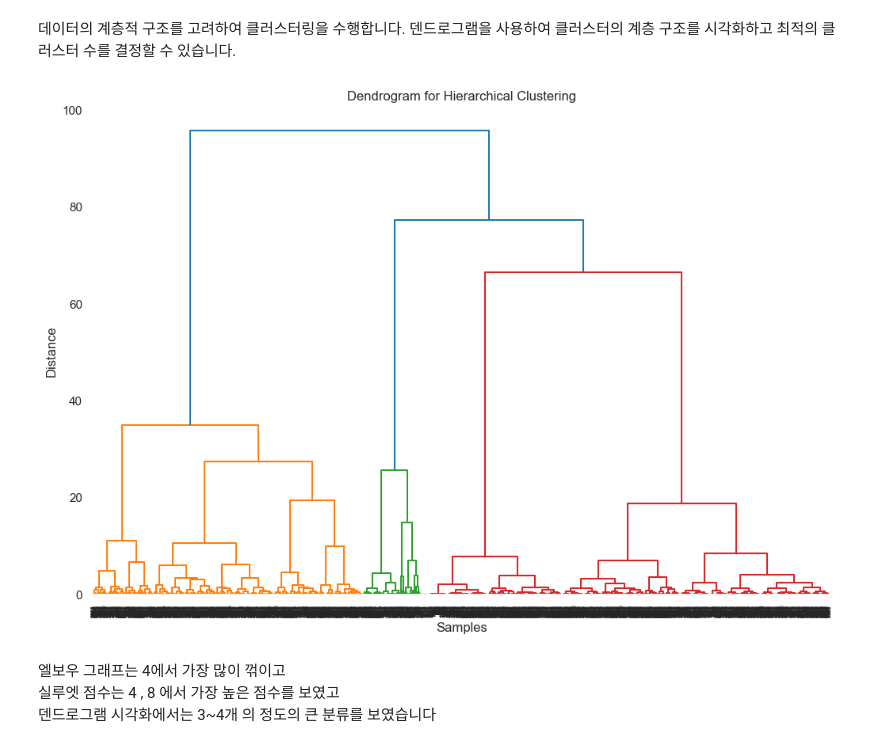
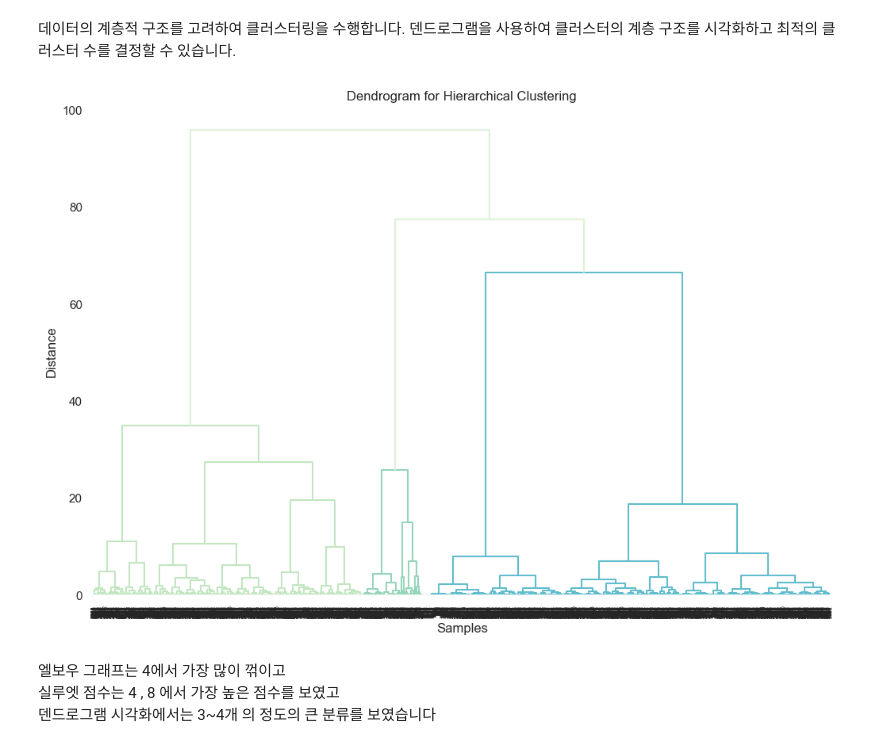
Before and after one commit to SKNETWORKS-FAMILY-AICAMP/SKN02-2nd-4Team, a Jupyter notebook: model_pre2_클러스터링_수정.ipynb, the cells around one changed output. Cells and saved outputs as stored; diff of their text form; code cells hidden in the pictures.

```diff
--- a/model_pre2_클러스터링_수정.ipynb
+++ b/model_pre2_클러스터링_수정.ipynb
@@ -72,7 +73,6 @@ for k in range(2,10):
     km.fit(X_scaled)
     inertia.append(km.inertia_)
 
-sns.set(palette='GnBu')
-sns.lineplot(data=inertia, marker='o',color = 'b' )
+plt.plot(range(2,10),inertia)
 plt.show()
 # %% [output]
@@ -116,21 +116,19 @@ For n_clusters = 9, the average silhouette score is: 0.58
 # %%
 from scipy.cluster.hierarchy import linkage, dendrogram
 
 
 # 계층적 클러스터링 수행
 Z = linkage(X_scaled, method='ward')
 
 # 덴드로그램 시각화
 plt.figure(figsize=(12, 8))
 dendrogram(Z)
-
-sns.set_palette('tab10')
 plt.title('Dendrogram for Hierarchical Clustering')
 plt.xlabel('Samples')
 plt.ylabel('Distance')
 plt.show()
 # %% [output]
-[figure, old version]
+[figure, new version]
 # %% [markdown]
 엘보우 그래프는 4에서 가장 많이 꺾이고
 실루엣 점수는 4 , 8 에서 가장 높은 점수를 보였고
```
Also changed, not shown: parts of 17 cells of this notebook.
